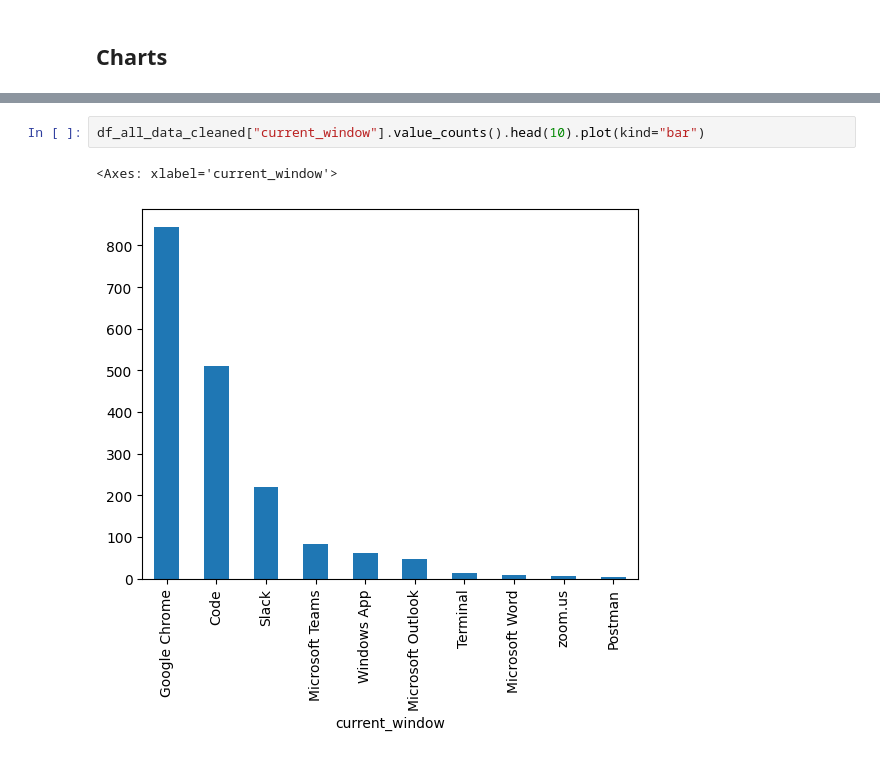
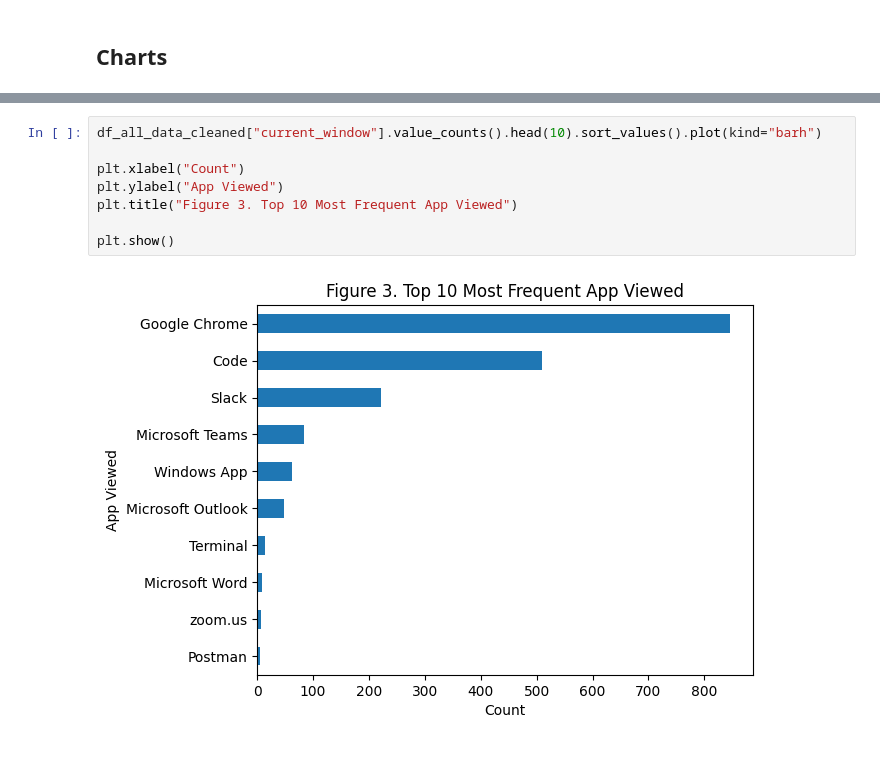
Before and after one commit to pd03-cs-622/LaptopActivityTracker, a Jupyter notebook: data_visualization.ipynb, the cells around one changed output, grey strips where cells are left out. Cells and saved outputs as stored; diff of their text form.

Commit message:
all charts created

```diff
--- a/data_visualization.ipynb
+++ b/data_visualization.ipynb
@@ -80,5 +101,10 @@ df_all_data_cleaned["time"].dt.hour.hist(bins=24)
 # %%
-df_all_data_cleaned["current_window"].value_counts().head(10).plot(kind="bar")
+df_all_data_cleaned["current_window"].value_counts().head(10).sort_values().plot(kind="barh")
+
+plt.xlabel("Count")
+plt.ylabel("App Viewed")
+plt.title("Figure 3. Top 10 Most Frequent App Viewed")
+
+plt.show()
 # %% [output]
-<Axes: xlabel='current_window'>
-[figure, old version]
+[figure, new version]
```
Also changed, not shown: parts of 13 cells of this notebook, 8 other files.
